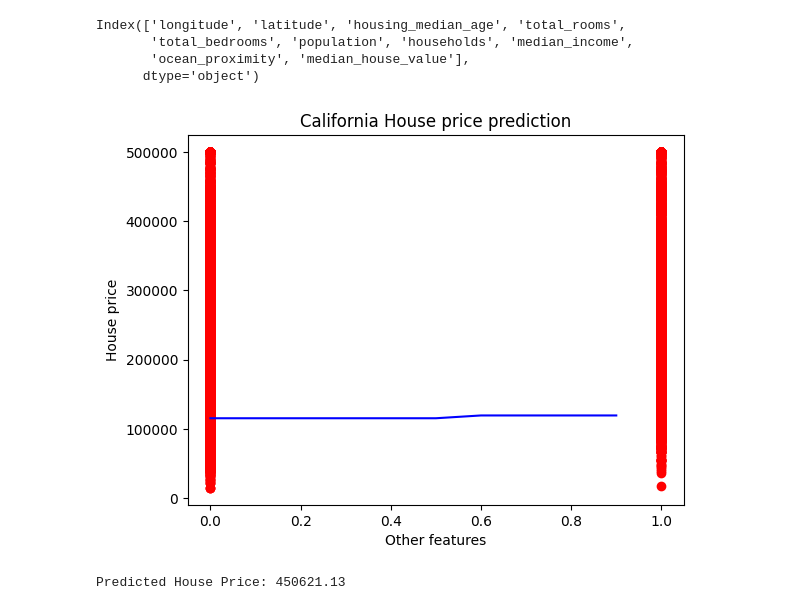
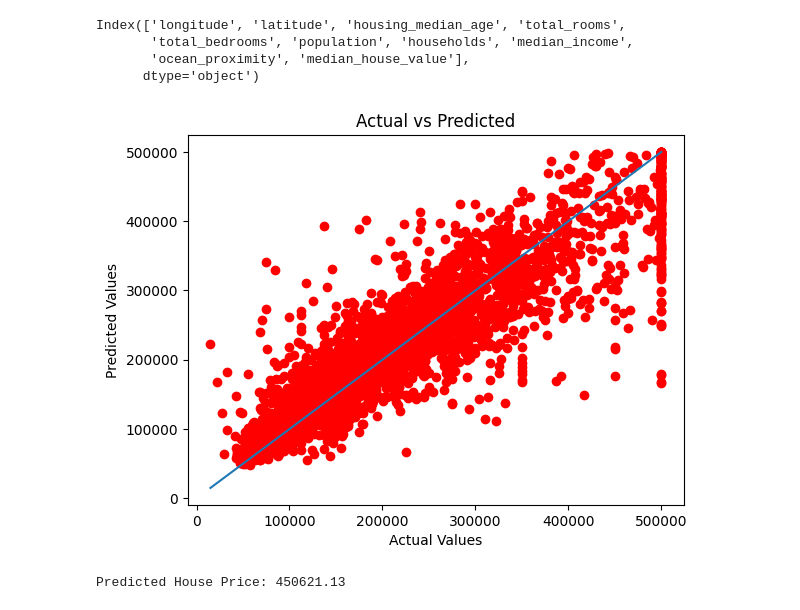
Before and after one commit to Mahakchoudhari/California_House_price_prediction_project, a Jupyter notebook: House_price_prediction.ipynb, the cells around one changed output. Saved outputs shown, nothing was run; the diff lists cells and outputs as text; code cells hidden in the pictures.

```diff
--- a/House_price_prediction.ipynb
+++ b/House_price_prediction.ipynb
@@ -81,8 +81,8 @@ x_train,x_test,y_train,y_test=train_test_split(x,y,test_size=0.2,random_state=0)
 # %%
 #decision Tree
 from sklearn.tree import DecisionTreeRegressor
-regressor = DecisionTreeRegressor(random_state = 0)
-regressor.fit(x_train, y_train)
+dec_regressor = DecisionTreeRegressor(random_state = 0)
+dec_regressor.fit(x_train, y_train)
 # %% [output]
 DecisionTreeRegressor(random_state=0)
 # %%
@@ -114,14 +114,14 @@ print(regressor.n_features_in_)
 # %%
 #Random Forest
 from sklearn.ensemble import RandomForestRegressor
-regressor = RandomForestRegressor(n_estimators = 100, random_state = 0)
-regressor.fit(x_train, y_train)
+ran_regressor = RandomForestRegressor(n_estimators = 100, random_state = 0)
+ran_regressor.fit(x_train, y_train)
 # %% [output]
 RandomForestRegressor(random_state=0)
 # %%
-y_pred = regressor.predict(x_test)
+y_pred_ran = ran_regressor.predict(x_test)
 np.set_printoptions(precision=2)
-print(np.concatenate((y_pred.reshape(len(y_pred),1), y_test.reshape(len(y_test),1)),1))
+print(np.concatenate((y_pred_ran.reshape(len(y_pred_ran),1), y_test.reshape(len(y_test),1)),1))
 # %% [output]
 [[142554. 136900.]
  [241544. 241300.]
@@ -153,21 +153,19 @@ Index(['longitude', 'latitude', 'housing_median_age', 'total_rooms',
        'ocean_proximity', 'median_house_value'],
       dtype='object')
 # %%
-X_grid = np.arange(x_train[:,0].min(), x_train[:,0].max(), 0.1)
-X_grid = X_grid.reshape(-1,1)
+plt.figure()
+plt.scatter(y_test, y_pred_ran, color="red")
+min_val = min(min(y_test), min(y_pred_ran))#y_test ka smallest value y_pred ka smallest value Dono mein se jo sabse chhota hai → min_val
+max_val = max(max(y_test), max(y_pred_ran))
 
-# 13 features ka grid banate hain
-X_grid_full = np.zeros((len(X_grid), 13))
-X_grid_full[:,0] = X_grid[:,0]
+plt.plot([min_val, max_val], [min_val, max_val])#Ye exactly ek straight line banata hai:
+plt.xlabel("Actual Values")
+plt.ylabel("Predicted Values")
+plt.title("Actual vs Predicted")
 
-plt.scatter(x_train[:,0], y_train, color='red')
-plt.plot(X_grid, regressor.predict(X_grid_full), color='blue')
-plt.title('California House price prediction')
-plt.xlabel('Other features')
-plt.ylabel('House price')
 plt.show()
 # %% [output]
-[figure, old version]
+[figure, new version]
 # %%
 # new data as a data frame
 new_data = {
```
Also changed, not shown: parts of 16 cells of this notebook.
